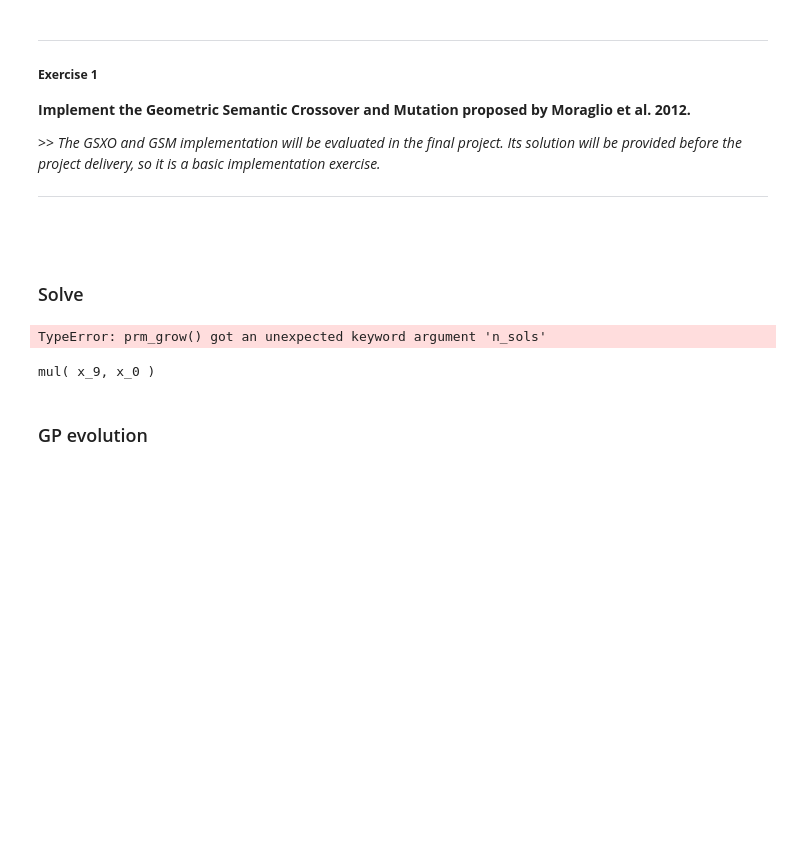
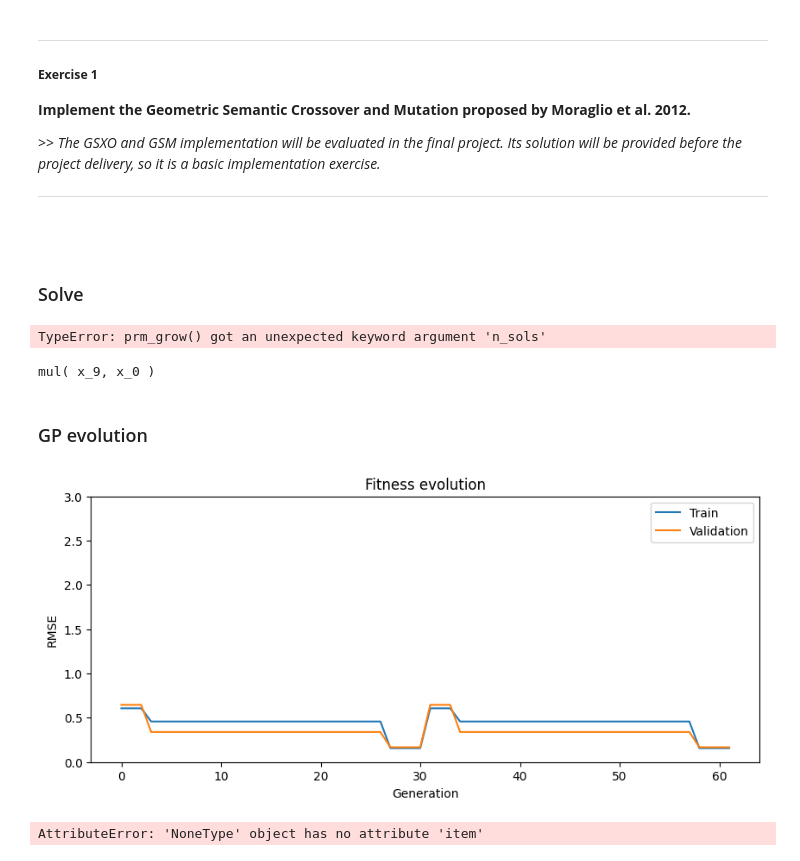
Before and after one commit to LeonDebatin/NEUROEVOLUTION, a Jupyter notebook: Semantic_Genetic_programming.ipynb, the cells around one changed output. Drawn from its saved outputs; the diff is of its cells as text; code cells hidden in the pictures; blank space fills up the shorter version.

```diff
--- a/Semantic_Genetic_programming.ipynb
+++ b/Semantic_Genetic_programming.ipynb
@@ -237,16 +244,19 @@ mheuristic.best_sol.printTree()
 # %%
-# plt.figure(figsize=(10, 4))
+plt.figure(figsize=(10, 4))
 
-# plt.plot(history_fits, label='Train')
-# plt.plot(history_test_fits, label='Validation')
-# plt.title('Fitness evolution')
-# plt.xlabel('Generation')
-# plt.ylabel('RMSE')
-# plt.ylim(bottom=0, top=20)
-# plt.legend()
-# plt.show()
+plt.plot(history_fits, label='Train')
+plt.plot(history_test_fits, label='Validation')
+plt.title('Fitness evolution')
+plt.xlabel('Generation')
+plt.ylabel('RMSE')
+plt.ylim(bottom=0, top=3)
+plt.legend()
+plt.show()
 
-# print('Best solution RMSE fitness: {:.2f} train, {:.2f} test.\n'.format(mheuristic.best_sol.fit.item(), mheuristic.best_sol.test_fit.item()))
+print('Best solution RMSE fitness: {:.2f} train, {:.2f} test.\n'.format(mheuristic.best_sol.fit.item(), mheuristic.best_sol.test_fit.item()))
+# %% [output]
+[figure, added]
+AttributeError: 'NoneType' object has no attribute 'item'
 # %%
 # plt.figure(figsize=(10, 4))
 
```
Also changed, not shown: parts of 5 cells of this notebook, 46 other files.
